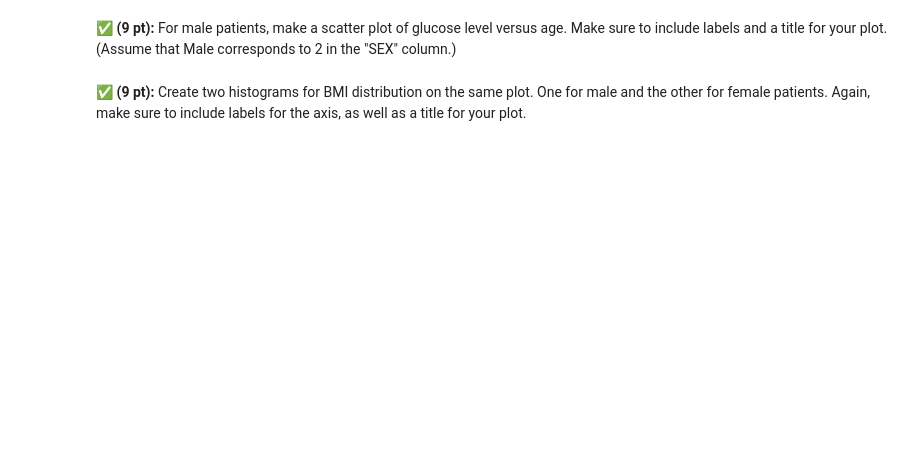
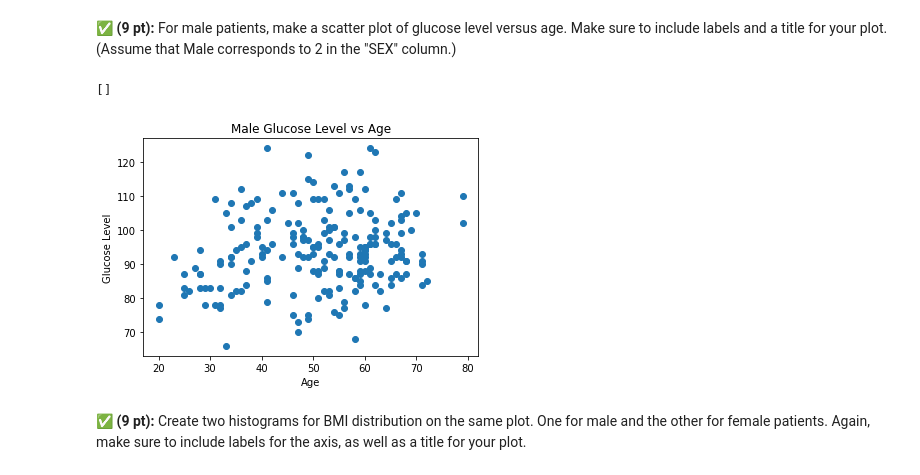
Before and after one commit to NickCoder27/CMSE202-s23-turnin, a Jupyter notebook: midterm/Exam 1/CMSE202-Midterm-Sect001_TF_Mods-STUDENT_vF.ipynb, the cells around one changed output. Saved outputs shown, nothing was run; the diff lists cells and outputs as text; code cells hidden in the pictures; blank space fills up the shorter version.

```diff
--- a/midterm/Exam 1/CMSE202-Midterm-Sect001_TF_Mods-STUDENT_vF.ipynb
+++ b/midterm/Exam 1/CMSE202-Midterm-Sect001_TF_Mods-STUDENT_vF.ipynb
@@ -70,3 +82,8 @@ If everything went as intended, the file should now show up on your GitHub accou
 &#9989; **(3 pt):** This file is a dataset of diabetic patients. Use pandas to import and display the data.
 # %%
 ## put your code here
+
+import pandas as pd
+
+data = pd.read_csv("SAS.csv")
+data
@@ -74,3 +105,6 @@ If everything went as intended, the file should now show up on your GitHub accou
 &#9989; **(3 pt):** This dataset contains a column that we won't need. Drop the last column from this dataset.
 # %%
 ## put your code here
+
+data = data.drop("Y", axis="columns")
+data
@@ -85,2 +141,26 @@ If everything went as intended, the file should now show up on your GitHub accou
+# %%
+## put your code here
+
+import matplotlib.pyplot as plt
+
+age = []
+glucose = []
+
+for i in range(len(data)):
+    if data["SEX"][i] == 2:
+        age.append(data["AGE"][i])
+        glucose.append(data["Glucose"][i])
+        i += 1
+    else:
+        pass
+
+plt.scatter(age, glucose)
+plt.title("Male Glucose Level vs Age")
+plt.xlabel("Age")
+plt.ylabel("Glucose Level")
+plt.plot()
+# %% [output]
+[]
+[figure, added]
 # %% [markdown]
 &#9989; **(9 pt):** Create two histograms for BMI distribution on the same plot. One for male and the other for female patients. Again, make sure to include labels for the axis, as well as a title for your plot.
```
Also changed, not shown: parts of 11 cells of this notebook.
